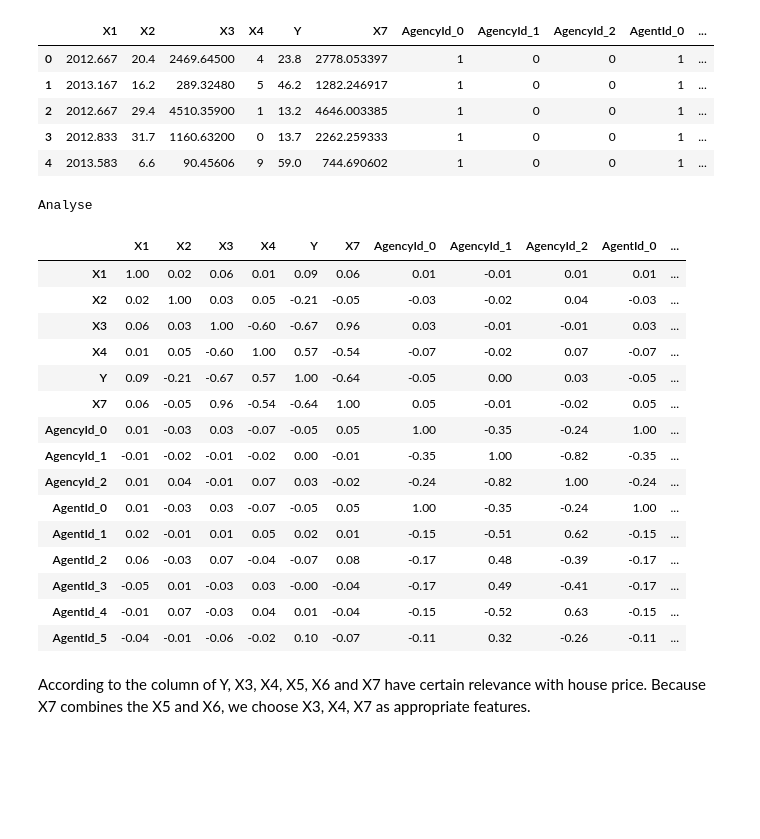
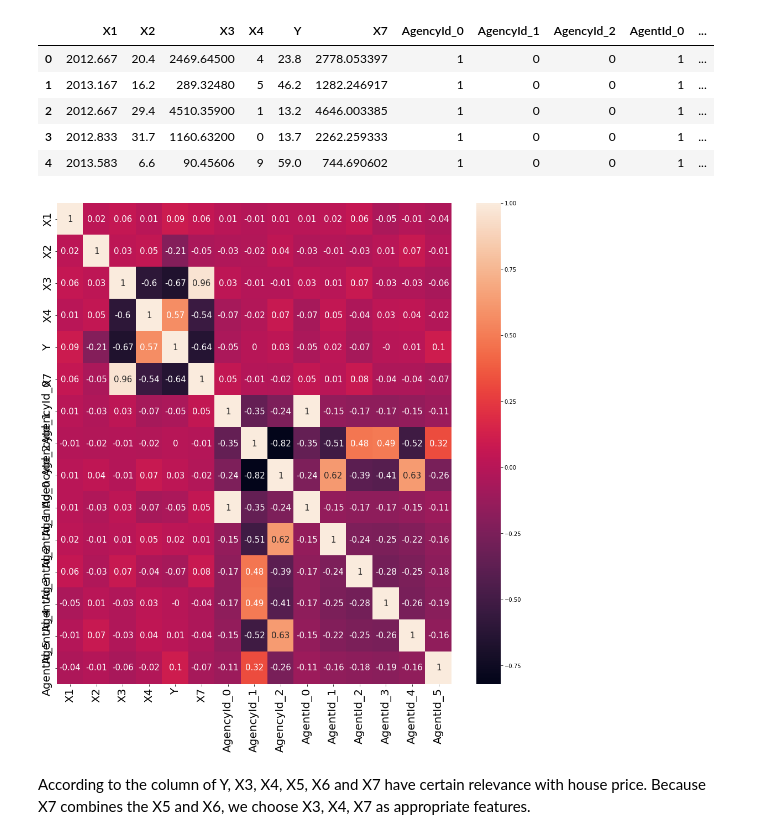
Before and after one commit to For-Chance/CourseOfConstructionInformation, a Jupyter notebook: FinalTask/solution.ipynb, the cells around one changed output. Drawn from its saved outputs; the diff is of its cells as text; code cells hidden in the pictures; blank space fills up the shorter version.

```diff
--- a/FinalTask/solution.ipynb
+++ b/FinalTask/solution.ipynb
@@ -209,47 +216,15 @@ df.head()
 | 2 | 2012.667 | 29.4 | 4510.35900 | 1 | 13.2 | 4646.003385 | 1 | 0 | 0 | 1 | ... |
 | 3 | 2012.833 | 31.7 | 1160.63200 | 0 | 13.7 | 2262.259333 | 1 | 0 | 0 | 1 | ... |
 | 4 | 2013.583 | 6.6 | 90.45606 | 9 | 59.0 | 744.690602 | 1 | 0 | 0 | 1 | ... |
-# %%
-# Correlation Matrix
-import seaborn as sns
-corr = df.corr()
-cmap = cmap=sns.diverging_palette(5, 250, as_cmap=True)
-
-def magnify():
-    return [dict(selector="th",
-                 props=[("font-size", "7pt")]),
-            dict(selector="td",
-                 props=[('padding', "0em 0em")]),
-            dict(selector="th:hover",
-                 props=[("font-size", "12pt")]),
-            dict(selector="tr:hover td:hover",
-                 props=[('max-width', '200px'),
-                        ('font-size', '12pt')])
-]
-
-corr.style.background_gradient(cmap, axis=1)\
-    .set_properties(**{'max-width': '80px', 'font-size': '10pt'})\
-    .set_caption("Analyse")\
-    .set_precision(2)\
-    .set_table_styles(magnify())
-# %% [output]
-Analyse
-|  | X1 | X2 | X3 | X4 | Y | X7 | AgencyId_0 | AgencyId_1 | AgencyId_2 | AgentId_0 | ... |
-| X1 | 1.00 | 0.02 | 0.06 | 0.01 | 0.09 | 0.06 | 0.01 | -0.01 | 0.01 | 0.01 | ... |
-| X2 | 0.02 | 1.00 | 0.03 | 0.05 | -0.21 | -0.05 | -0.03 | -0.02 | 0.04 | -0.03 | ... |
-| X3 | 0.06 | 0.03 | 1.00 | -0.60 | -0.67 | 0.96 | 0.03 | -0.01 | -0.01 | 0.03 | ... |
-| X4 | 0.01 | 0.05 | -0.60 | 1.00 | 0.57 | -0.54 | -0.07 | -0.02 | 0.07 | -0.07 | ... |
-| Y | 0.09 | -0.21 | -0.67 | 0.57 | 1.00 | -0.64 | -0.05 | 0.00 | 0.03 | -0.05 | ... |
-| X7 | 0.06 | -0.05 | 0.96 | -0.54 | -0.64 | 1.00 | 0.05 | -0.01 | -0.02 | 0.05 | ... |
-| AgencyId_0 | 0.01 | -0.03 | 0.03 | -0.07 | -0.05 | 0.05 | 1.00 | -0.35 | -0.24 | 1.00 | ... |
-| AgencyId_1 | -0.01 | -0.02 | -0.01 | -0.02 | 0.00 | -0.01 | -0.35 | 1.00 | -0.82 | -0.35 | ... |
-| AgencyId_2 | 0.01 | 0.04 | -0.01 | 0.07 | 0.03 | -0.02 | -0.24 | -0.82 | 1.00 | -0.24 | ... |
-| AgentId_0 | 0.01 | -0.03 | 0.03 | -0.07 | -0.05 | 0.05 | 1.00 | -0.35 | -0.24 | 1.00 | ... |
-| AgentId_1 | 0.02 | -0.01 | 0.01 | 0.05 | 0.02 | 0.01 | -0.15 | -0.51 | 0.62 | -0.15 | ... |
-| AgentId_2 | 0.06 | -0.03 | 0.07 | -0.04 | -0.07 | 0.08 | -0.17 | 0.48 | -0.39 | -0.17 | ... |
-| AgentId_3 | -0.05 | 0.01 | -0.03 | 0.03 | -0.00 | -0.04 | -0.17 | 0.49 | -0.41 | -0.17 | ... |
-| AgentId_4 | -0.01 | 0.07 | -0.03 | 0.04 | 0.01 | -0.04 | -0.15 | -0.52 | 0.63 | -0.15 | ... |
-| AgentId_5 | -0.04 | -0.01 | -0.06 | -0.02 | 0.10 | -0.07 | -0.11 | 0.32 | -0.26 | -0.11 | ... |
+# %%
+# Correlation Matrix
+import seaborn as sns
+plt.subplots(figsize=(16, 16))
+sns.heatmap(df.corr().round(2),annot=True,annot_kws={"fontsize":15})
+plt.xticks(fontsize=20)
+plt.yticks(fontsize=20);
+# %% [output]
+[figure, added]
 # %% [markdown]
 According to the column of Y, X3, X4, X5, X6 and X7 have certain relevance with house price. Because X7 combines the X5 and X6, we choose X3, X4, X7 as appropriate features.
 # %%
```
Also changed, not shown: parts of 13 cells of this notebook.
